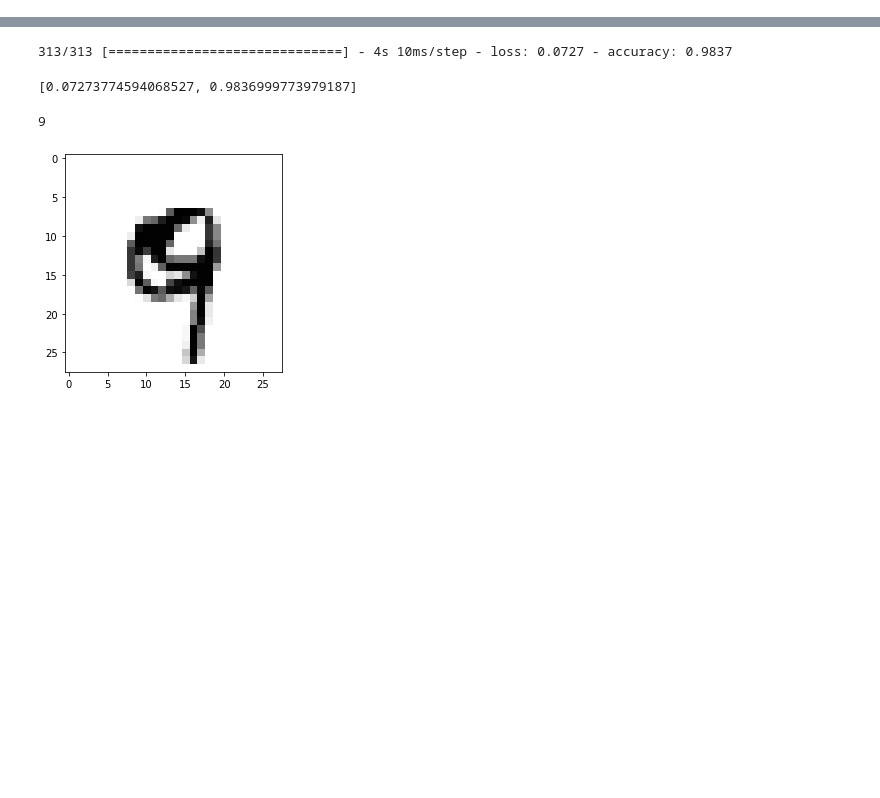
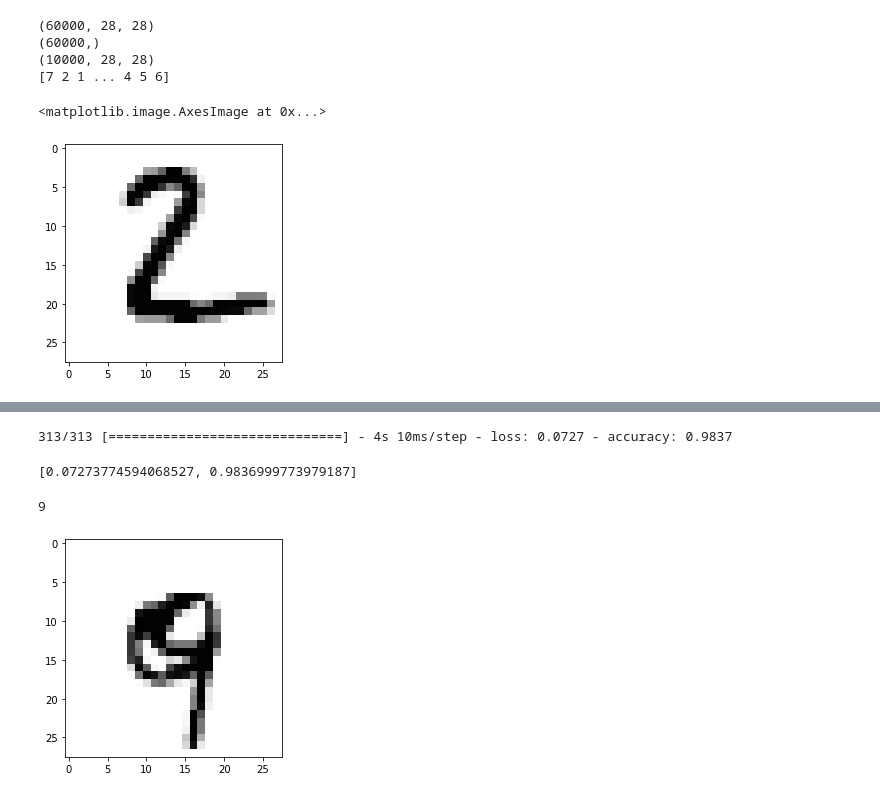
Before and after one commit to AlexKaiLe/Harvard, a Jupyter notebook: mnist.ipynb, the cells around one changed output, grey strips where cells are left out. Cells and saved outputs as stored; diff of their text form; code cells hidden in the pictures; blank space fills up the shorter version.

```diff
--- a/mnist.ipynb
+++ b/mnist.ipynb
@@ -1,5 +1,18 @@
 # %%
 import tensorflow as tf
 (x_train, y_train), (x_test, y_test) = tf.keras.datasets.mnist.load_data()
+print(x_train.shape)
+print(y_train.shape)
+print(x_test.shape)
+print(y_test)
+import matplotlib.pyplot as plt
+plt.imshow(x_test[1], cmap='Greys')
+# %% [output]
+(60000, 28, 28)
+(60000,)
+(10000, 28, 28)
+[7 2 1 ... 4 5 6]
+<matplotlib.image.AxesImage at 0x...>
+[figure, added]
 # %%
 import matplotlib.pyplot as plt
```
Also changed, not shown: parts of 5 cells of this notebook, 11 other files.
